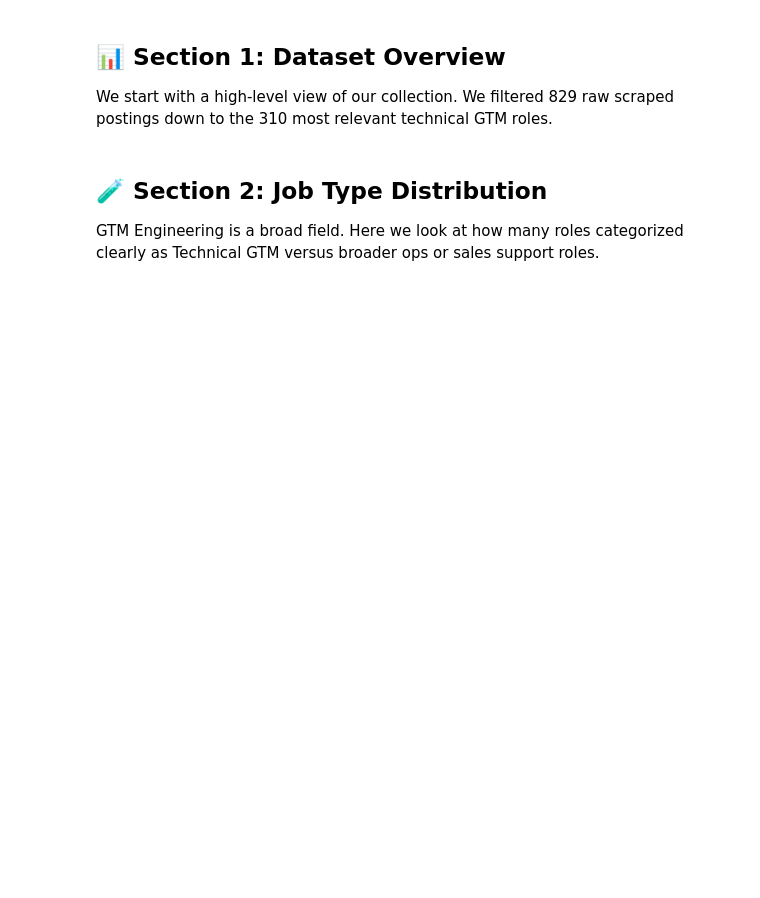
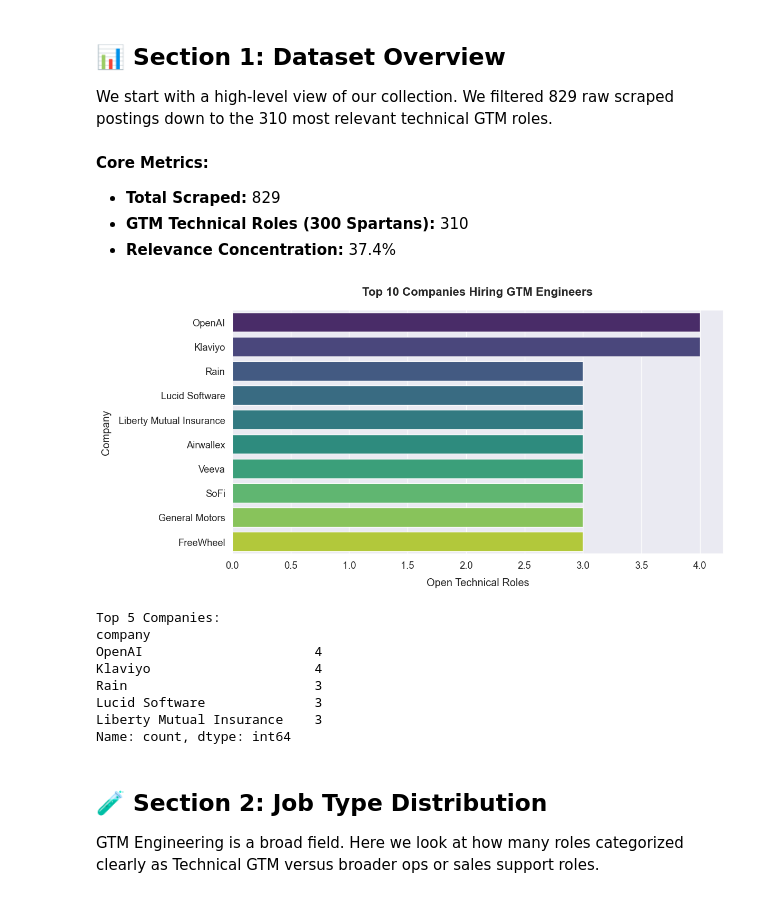
Before and after one commit to denis911/GTM-300-spartans-2026-builtin-jobs-analysis, a Jupyter notebook: analysis.ipynb, the cells around one changed output. Drawn from its saved outputs; the diff is of its cells as text; code cells hidden in the pictures; blank space fills up the shorter version.

Commit message:
notebook and graphs saved

```diff
--- a/analysis.ipynb
+++ b/analysis.ipynb
@@ -46,29 +48,44 @@ We start with a high-level view of our collection. We filtered 829 raw scraped p
 # %%
 # Metrics
 total_scraped = 829
 df_gtm = df[df["is_gtm_technical"] == True].copy()
 gtm_tech_total = len(df_gtm)
 relevance_rate = (gtm_tech_total / total_scraped) * 100
 
 display(Markdown(f"""
 **Core Metrics:**
 - **Total Scraped:** {total_scraped}
 - **GTM Technical Roles (300 Spartans):** {gtm_tech_total}
 - **Relevance Concentration:** {relevance_rate:.1f}%
 """))
 
 # Top Companies Visualization
 top_companies = df_gtm['company'].value_counts().head(10)
 
 plt.figure(figsize=(12, 6))
-sns.barplot(x=top_companies.values, y=top_companies.index, palette="viridis")
+sns.barplot(x=top_companies.values, y=top_companies.index, hue=top_companies.index, palette="viridis")
 plt.title("Top 10 Companies Hiring GTM Engineers", fontsize=16, weight='bold', pad=20)
 plt.xlabel("Open Technical Roles", labelpad=10)
 plt.ylabel("Company", labelpad=10)
 plt.savefig(os.path.join(CHART_DIR, "01_top_companies.png"), bbox_inches='tight', dpi=300)
 plt.show()
 
 print(f"\nTop 5 Companies:\n{top_companies.head(5)}")
+# %% [output]
+
+**Core Metrics:**
+- **Total Scraped:** 829
+- **GTM Technical Roles (300 Spartans):** 310
+- **Relevance Concentration:** 37.4%
+[figure, added]
+Top 5 Companies:
+company
+OpenAI                      4
+Klaviyo                     4
+Rain                        3
+Lucid Software              3
+Liberty Mutual Insurance    3
+Name: count, dtype: int64
 # %% [markdown]
 ## 🧪 Section 2: Job Type Distribution
 GTM Engineering is a broad field. Here we look at how many roles categorized clearly as Technical GTM versus broader ops or sales support roles.
```
Also changed, not shown: parts of 4 cells of this notebook, 3 other files.
